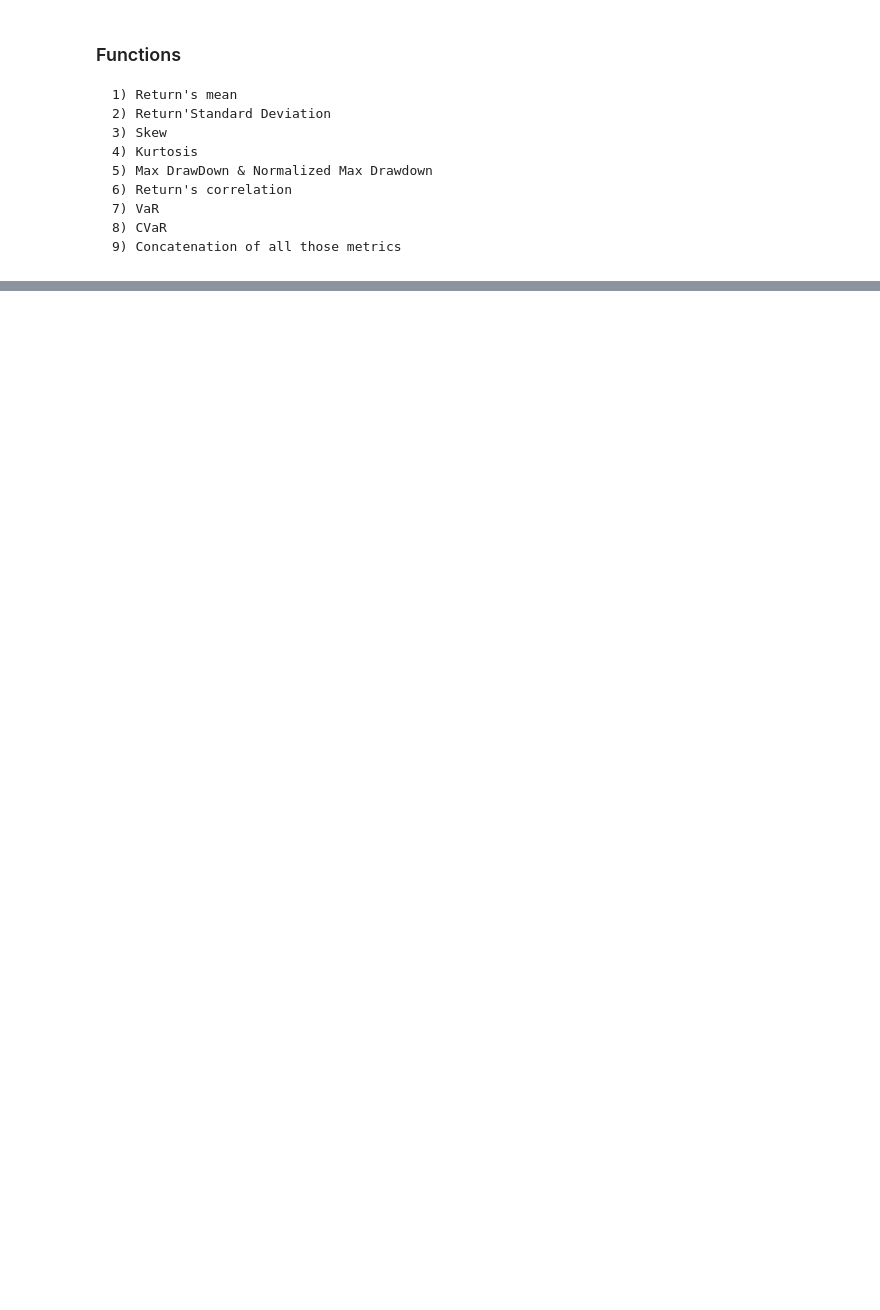
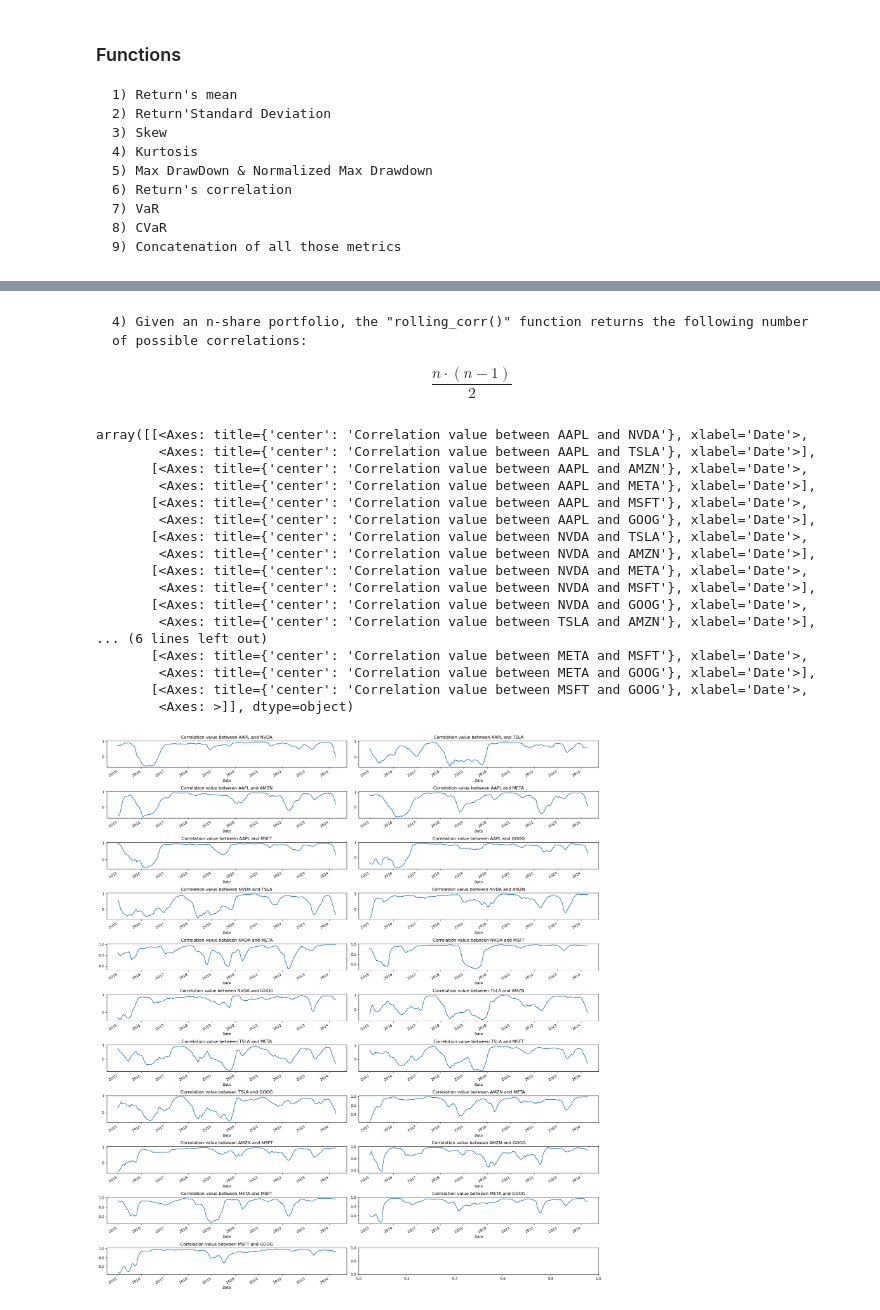
Before and after one commit to AlexandreOnofreDias/Introduction-To-Finance, a Jupyter notebook: Stocks Information.ipynb, the cells around one changed output, grey strips where cells are left out. Saved outputs shown, nothing was run; the diff lists cells and outputs as text; code cells hidden in the pictures; blank space fills up the shorter version.

```diff
--- a/Stocks Information.ipynb
+++ b/Stocks Information.ipynb
@@ -186,0 +277,70 @@ concatenation(df['Adj Close'].pct_change().fillna(0), df, 0.95)
+# %% [markdown]
+    4) Given an n-share portfolio, the "rolling_corr()" function returns the following number of possible correlations:
+$$
+\frac{n \cdot (n-1)}{2}
+$$
+# %%
+def rolling_corr(df, frequency = 252):
+    stock_nb = len(share_names)
+    graph_nb = (stock_nb*(stock_nb - 1))/2
+
+    """
+    Calculates the number of rows required to display the correlations for a given number of stocks.
+    If half the number of stocks is an odd number, then add an additional row. Otherwise, no extra row is needed.
+    """
+
+    if graph_nb/2 % 1 != 0 :
+        row_nb = int(graph_nb/2) + 1
+    else :
+        row_nb = int(graph_nb/2)
+
+
+    "Construction of the rolling correlation matrix"
+
+    correlation = df['Adj Close'].rolling(frequency).corr(pairwise = True).dropna()
+    swaped_corr = correlation.swaplevel(0, 1)
+    sorted_swaped_corr = swaped_corr.sort_values('Ticker')
+
+    """Sets up the necessary number of graph panels to plot all the possible correlations within the given dataset,
+    ensuring that each pairwise correlation will have its dedicated subplot for detailed analysis."""
+
+    fig,axs = plt.subplots(row_nb, 2, figsize = (20, 22))
+    plt.subplots_adjust(wspace=0.5, hspace=0.5)
+    ax_index = 0
+
+
+    "Plots the correlations in the graph panels dedicated"
+
+    for i in range(stock_nb):
+
+        for j in range(i+1, stock_nb):
+            ax = axs[ax_index // 2][ax_index % 2]
+            title = "Correlation value between " + str(share_names[i]) + " and " +  str(share_names[j])
+            ax.set_title(title)
+            correl_matrix = sorted_swaped_corr.xs(share_names[i]).drop(share_names[i], inplace = False, axis = 1)
+            correl_matrix[share_names[j]].plot(ax = ax)
+            ax_index = ax_index + 1
+
+    plt.tight_layout()
+
+    return axs
+rolling_corr(df, frequency = 252)
+# %% [output]
+array([[<Axes: title={'center': 'Correlation value between AAPL and NVDA'}, xlabel='Date'>,
+        <Axes: title={'center': 'Correlation value between AAPL and TSLA'}, xlabel='Date'>],
+       [<Axes: title={'center': 'Correlation value between AAPL and AMZN'}, xlabel='Date'>,
+        <Axes: title={'center': 'Correlation value between AAPL and META'}, xlabel='Date'>],
+       [<Axes: title={'center': 'Correlation value between AAPL and MSFT'}, xlabel='Date'>,
+        <Axes: title={'center': 'Correlation value between AAPL and GOOG'}, xlabel='Date'>],
+       [<Axes: title={'center': 'Correlation value between NVDA and TSLA'}, xlabel='Date'>,
+        <Axes: title={'center': 'Correlation value between NVDA and AMZN'}, xlabel='Date'>],
+       [<Axes: title={'center': 'Correlation value between NVDA and META'}, xlabel='Date'>,
+        <Axes: title={'center': 'Correlation value between NVDA and MSFT'}, xlabel='Date'>],
+       [<Axes: title={'center': 'Correlation value between NVDA and GOOG'}, xlabel='Date'>,
+        <Axes: title={'center': 'Correlation value between TSLA and AMZN'}, xlabel='Date'>],
+... (6 lines left out)
+       [<Axes: title={'center': 'Correlation value between META and MSFT'}, xlabel='Date'>,
+        <Axes: title={'center': 'Correlation value between META and GOOG'}, xlabel='Date'>],
+       [<Axes: title={'center': 'Correlation value between MSFT and GOOG'}, xlabel='Date'>,
+        <Axes: >]], dtype=object)
+[figure, added]
```
Also changed, not shown: parts of 10 cells of this notebook.
